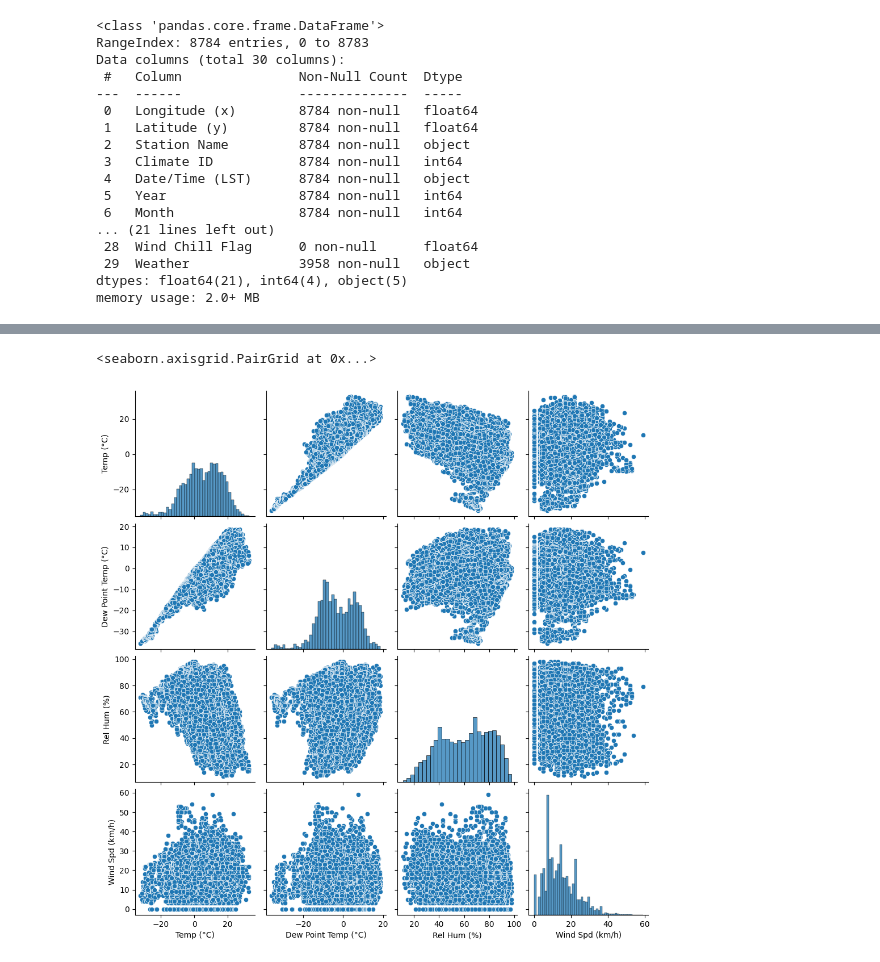
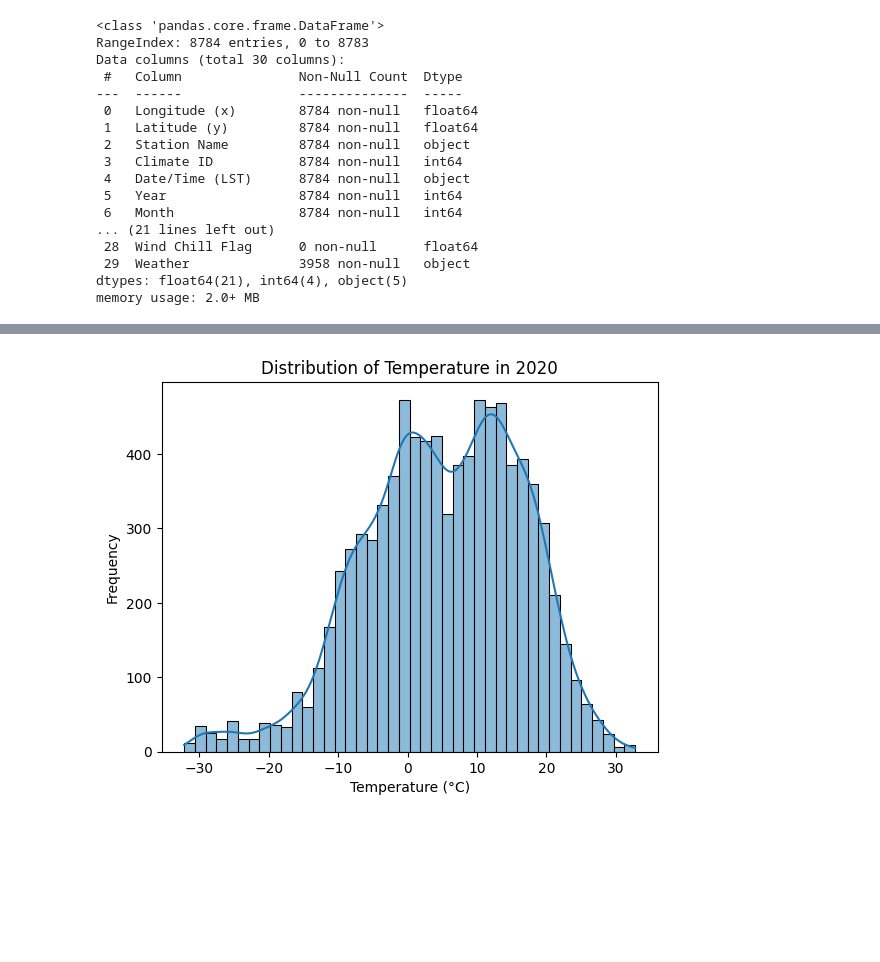
Before and after one commit to gaoqian310/utility_price_forecast, a Jupyter notebook: weather_data_analysis.ipynb, the cells around one changed output, grey strips where cells are left out. Drawn from its saved outputs; the diff is of its cells as text; code cells hidden in the pictures; blank space fills up the shorter version.

```diff
--- a/weather_data_analysis.ipynb
+++ b/weather_data_analysis.ipynb
@@ -74,6 +55,8 @@ df.plot.scatter(x="Temp (°C)", y="Dew Point Temp (°C)")
-# %%
-# View the relationship between multiple columns using a pair plot
-sns.pairplot(df[["Temp (°C)", "Dew Point Temp (°C)", "Rel Hum (%)", "Wind Spd (km/h)"]])
-# %% [output]
-<seaborn.axisgrid.PairGrid at 0x...>
-[figure, removed]
+# %%
+sns.histplot(df["Temp (°C)"], kde=True)
+plt.xlabel("Temperature (°C)")
+plt.ylabel("Frequency")
+plt.title("Distribution of Temperature in 2020")
+plt.show()
+# %% [output]
+[figure, added]
```
Also changed, not shown: parts of 4 cells of this notebook.
